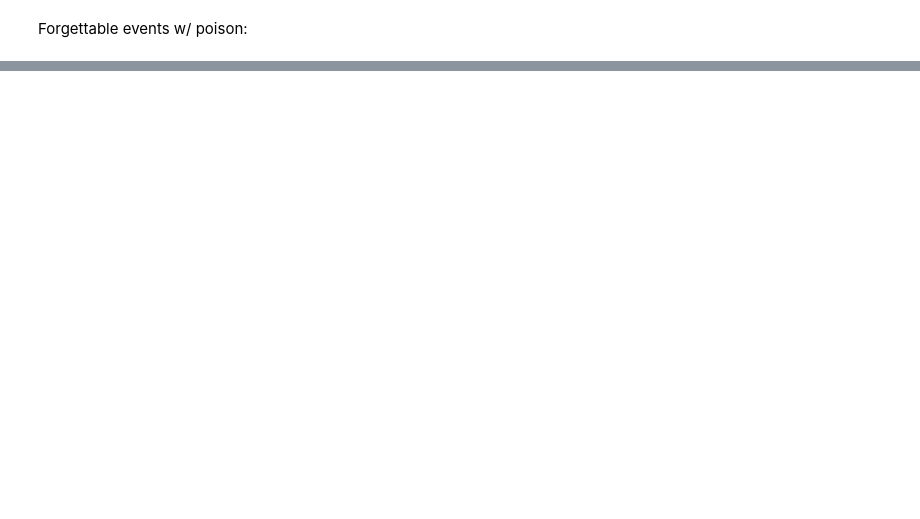
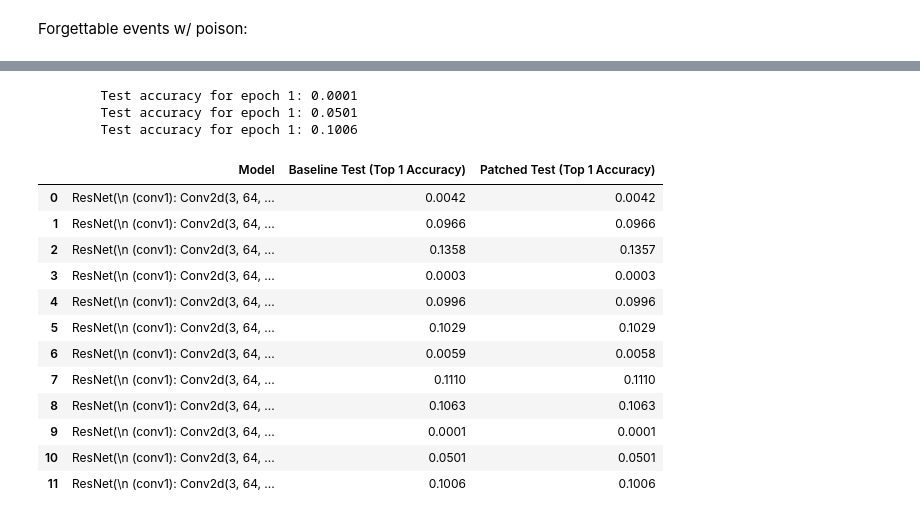
Before and after one commit to mflanag/cs260D_final_project, a Jupyter notebook: cs260d_project.ipynb, the cells around one changed output, grey strips where cells are left out. Saved outputs shown, nothing was run; the diff lists cells and outputs as text; code cells hidden in the pictures; blank space fills up the shorter version.

```diff
--- a/cs260d_project.ipynb
+++ b/cs260d_project.ipynb
@@ -7,7 +7,7 @@ import torchvision
 import torchvision.transforms as transforms
 import numpy as np
 
-LOAD = True
+LOAD = False
 CLEAR_CACHE = False
 
 batch_size = 256
@@ -921,0 +953,77 @@ IndexError: index 50709 is out of bounds for axis 0 with size 50000
+# %%
+
+if LOAD:
+    unforgets_poisoned_train_25_model.load_state_dict(torch.load('models/unforgets_poisoned_train_25_baseline_model'))
+    unforgets_poisoned_train_50_model.load_state_dict(torch.load('models/unforgets_poisoned_train_50_baseline_model'))
+    unforgets_poisoned_train_75_model.load_state_dict(torch.load('models/unforgets_poisoned_train_75_baseline_model'))
+else:
+    train(unforgets_poisoned_train_25_model, 15, unforgets_poisoned_train_25_dl, cifar_test_dl)
+    train(unforgets_poisoned_train_50_model, 15, unforgets_poisoned_train_50_dl, cifar_test_dl)
+    train(unforgets_poisoned_train_75_model, 15, unforgets_poisoned_train_75_dl, cifar_test_dl)
+
+    torch.save(unforgets_poisoned_train_25_model.state_dict(), 'models/unforgets_poisoned_train_25_baseline_model')
+    torch.save(unforgets_poisoned_train_50_model.state_dict(), 'models/unforgets_poisoned_train_50_baseline_model')
+    torch.save(unforgets_poisoned_train_75_model.state_dict(), 'models/unforgets_poisoned_train_75_baseline_model')
+#
+# %% [output]
+        Test accuracy for epoch 1: 0.0001
+        Test accuracy for epoch 1: 0.0501
+        Test accuracy for epoch 1: 0.1006
+# %%
+import pandas as pd
+
+models = [
+    forgets_train_25_model,
+    forgets_train_50_model,
+    forgets_train_75_model,
+    unforgets_train_25_model,
+    unforgets_train_50_model,
+    unforgets_train_75_model,
+    forgets_poisoned_train_25_model,
+    forgets_poisoned_train_50_model,
+    forgets_poisoned_train_75_model,
+    unforgets_poisoned_train_25_model,
+    unforgets_poisoned_train_50_model,
+    unforgets_poisoned_train_75_model,
+]
+model_names = [
+    forgets_train_25_model,
+    forgets_train_50_model,
+    forgets_train_75_model,
+    unforgets_train_25_model,
+    unforgets_train_50_model,
+    unforgets_train_75_model,
+    forgets_poisoned_train_25_model,
+    forgets_poisoned_train_50_model,
+    forgets_poisoned_train_75_model,
+    unforgets_poisoned_train_25_model,
+    unforgets_poisoned_train_50_model,
+    unforgets_poisoned_train_75_model,
+]
+
+[x.eval() for x in models]
+
+results = {}
+results['Model'] = model_names
+results['Baseline Test (Top 1 Accuracy)'] = []
+results['Patched Test (Top 1 Accuracy)'] = []
+for model, name in zip(models, model_names):
+    results['Baseline Test (Top 1 Accuracy)'].append(test(model, cifar_test_dl))
+    results['Patched Test (Top 1 Accuracy)'].append(test(model, patched_cifar_test_dl))
+
+df = pd.DataFrame(results)
+df
+# %% [output]
+|  | Model | Baseline Test (Top 1 Accuracy) | Patched Test (Top 1 Accuracy) |
+| 0 | ResNet(\n (conv1): Conv2d(3, 64, ... | 0.0042 | 0.0042 |
+| 1 | ResNet(\n (conv1): Conv2d(3, 64, ... | 0.0966 | 0.0966 |
+| 2 | ResNet(\n (conv1): Conv2d(3, 64, ... | 0.1358 | 0.1357 |
+| 3 | ResNet(\n (conv1): Conv2d(3, 64, ... | 0.0003 | 0.0003 |
+| 4 | ResNet(\n (conv1): Conv2d(3, 64, ... | 0.0996 | 0.0996 |
+| 5 | ResNet(\n (conv1): Conv2d(3, 64, ... | 0.1029 | 0.1029 |
+| 6 | ResNet(\n (conv1): Conv2d(3, 64, ... | 0.0059 | 0.0058 |
+| 7 | ResNet(\n (conv1): Conv2d(3, 64, ... | 0.1110 | 0.1110 |
+| 8 | ResNet(\n (conv1): Conv2d(3, 64, ... | 0.1063 | 0.1063 |
+| 9 | ResNet(\n (conv1): Conv2d(3, 64, ... | 0.0001 | 0.0001 |
+| 10 | ResNet(\n (conv1): Conv2d(3, 64, ... | 0.0501 | 0.0501 |
+| 11 | ResNet(\n (conv1): Conv2d(3, 64, ... | 0.1006 | 0.1006 |
```
Also changed, not shown: parts of 33 cells of this notebook, 2 other files.
